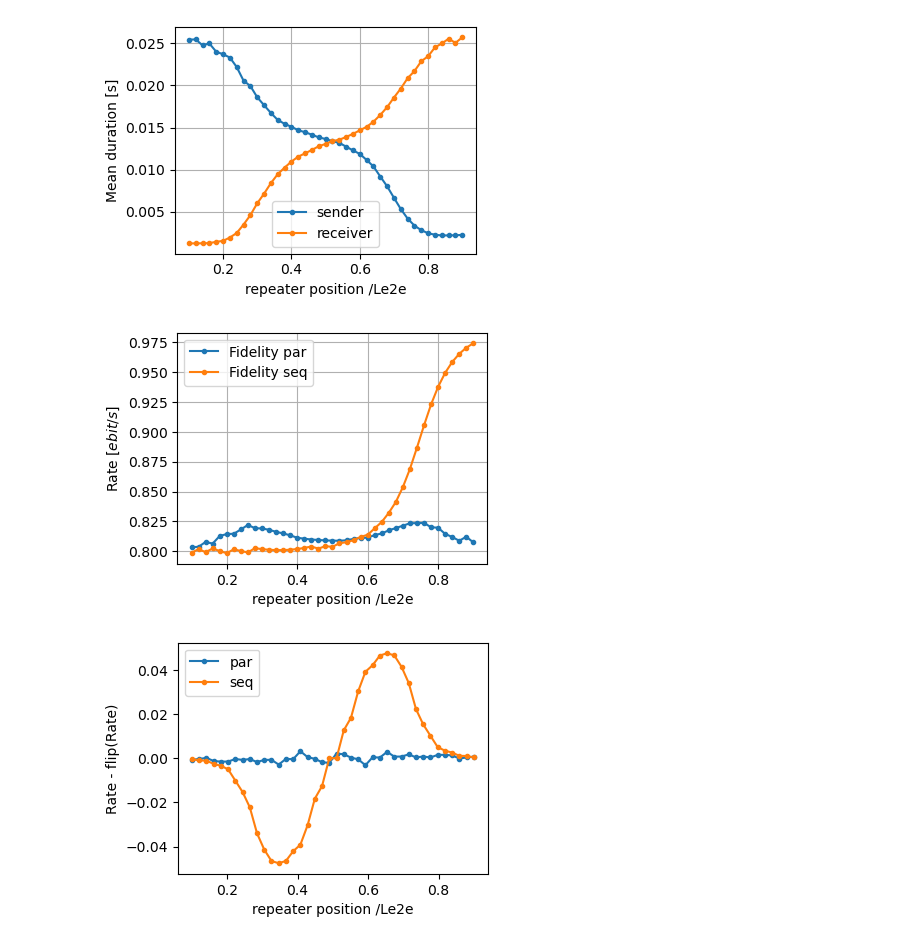
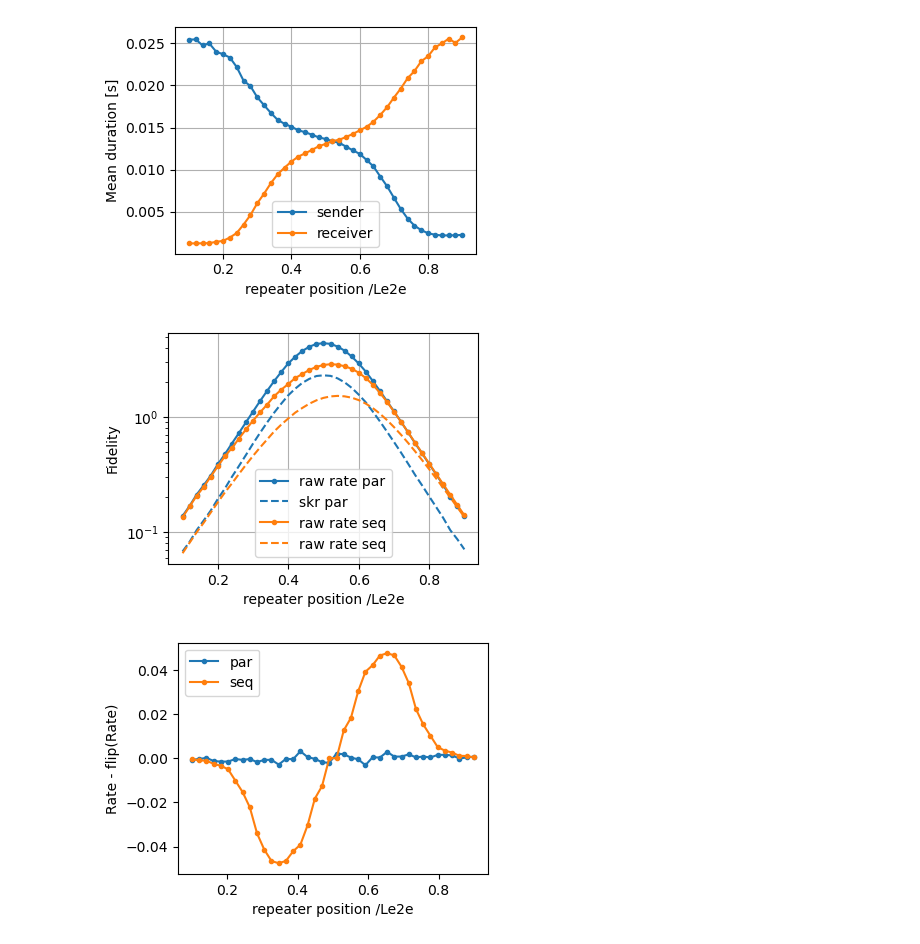
Before and after one commit to hassan-shap/QNUM, a Jupyter notebook: one_repeater_cutoff.ipynb, the cells around one changed output. Drawn from its saved outputs; the diff is of its cells as text; code cells hidden in the pictures.

```diff
--- a/one_repeater_cutoff.ipynb
+++ b/one_repeater_cutoff.ipynb
@@ -436,17 +434,20 @@ plt.show()
 # %%
 plt.figure(figsize=(4,3))
 
-plt.plot(rep_loc,Fe2e_par,".-",color="C0",label="Fidelity par")
-plt.plot(rep_loc,Fe2e_seq,".-",color="C1",label="Fidelity seq")
-# plt.plot(rep_loc,raw_rate_par,".-",color="C0",label="raw rate par")
-# plt.plot(rep_loc,raw_rate_seq,".-",color="C1",label="raw rate seq")
+# plt.plot(rep_loc,Fe2e_par,".-",color="C0",label="Fidelity par")
+# plt.plot(rep_loc,Fe2e_seq,".-",color="C1",label="Fidelity seq")
+plt.plot(rep_loc,raw_rate_par,".-",color="C0",label="raw rate par")
+plt.plot(rep_loc,skr_par,"--",color="C0",label="skr par")
+plt.plot(rep_loc,raw_rate_seq,".-",color="C1",label="raw rate seq")
+plt.plot(rep_loc,skr_seq,"--",color="C1",label="raw rate seq")
 plt.xlabel("repeater position /Le2e")
 plt.ylabel(r"Fidelity")
+plt.yscale("log")
 plt.grid()
 plt.legend()
 plt.show()
 # %% [output]
-[figure, old version]
+[figure, new version]
 # %%
 ## asymmetry
 plt.figure(figsize=(4,3))
```
Also changed, not shown: parts of 1 cell of this notebook, 7 other files.
